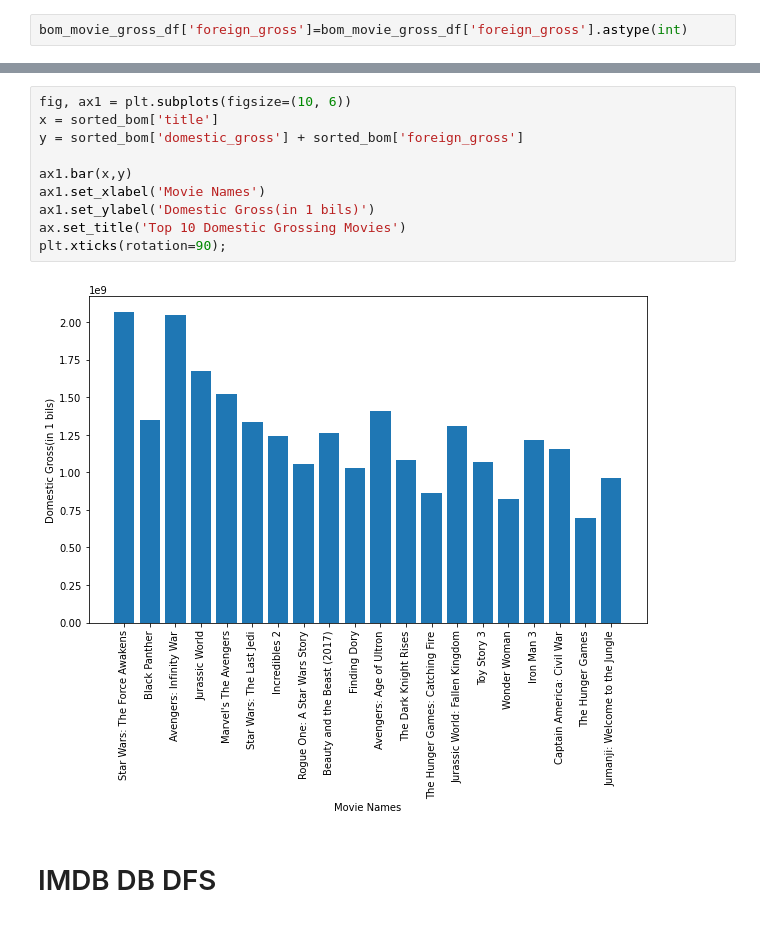
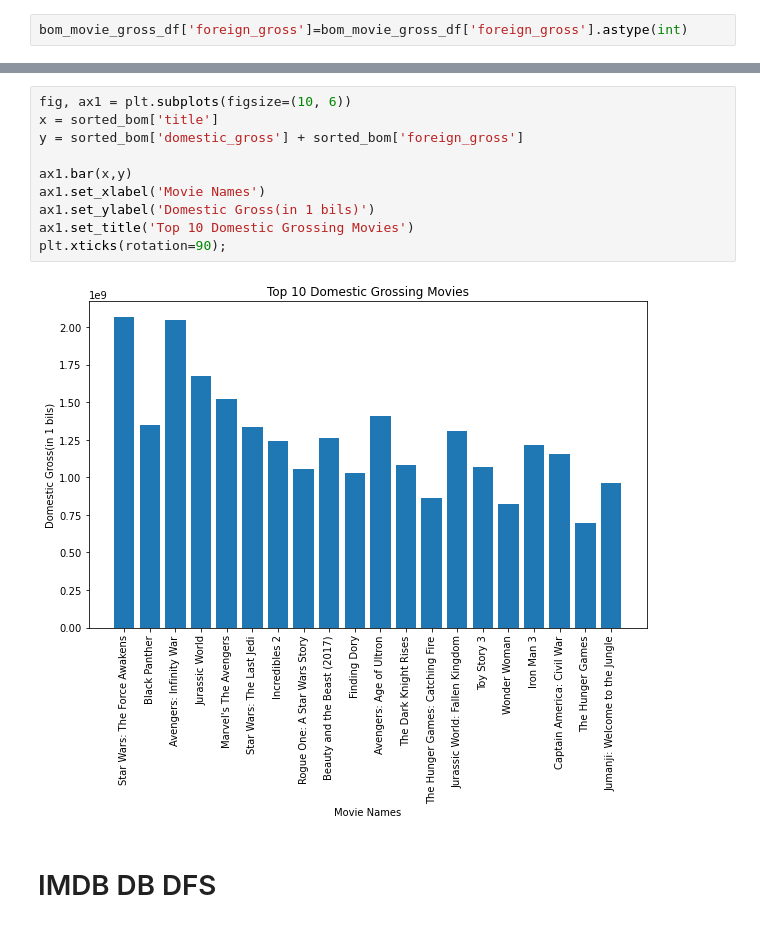
Before and after one commit to charlesmpan/FilmStudioMovieRec, a Jupyter notebook: final_notebook-Kev.ipynb, the cells around one changed output, grey strips where cells are left out. Saved outputs shown, nothing was run; the diff lists cells and outputs as text.

```diff
--- a/final_notebook-Kev.ipynb
+++ b/final_notebook-Kev.ipynb
@@ -92,15 +90,15 @@ bom_movie_gross_df['foreign_gross']=bom_movie_gross_df['foreign_gross'].astype(i
 # %%
 fig, ax1 = plt.subplots(figsize=(10, 6))
 x = sorted_bom['title']
 y = sorted_bom['domestic_gross'] + sorted_bom['foreign_gross']
 
 ax1.bar(x,y)
 ax1.set_xlabel('Movie Names')
 ax1.set_ylabel('Domestic Gross(in 1 bils)')
-ax.set_title('Top 10 Domestic Grossing Movies')
+ax1.set_title('Top 10 Domestic Grossing Movies')
 plt.xticks(rotation=90);
 # %% [output]
-[figure, old version]
+[figure, new version]
 # %% [markdown]
 # IMDB DB DFS
 # %%
```
Also changed, not shown: parts of 6 cells of this notebook.
